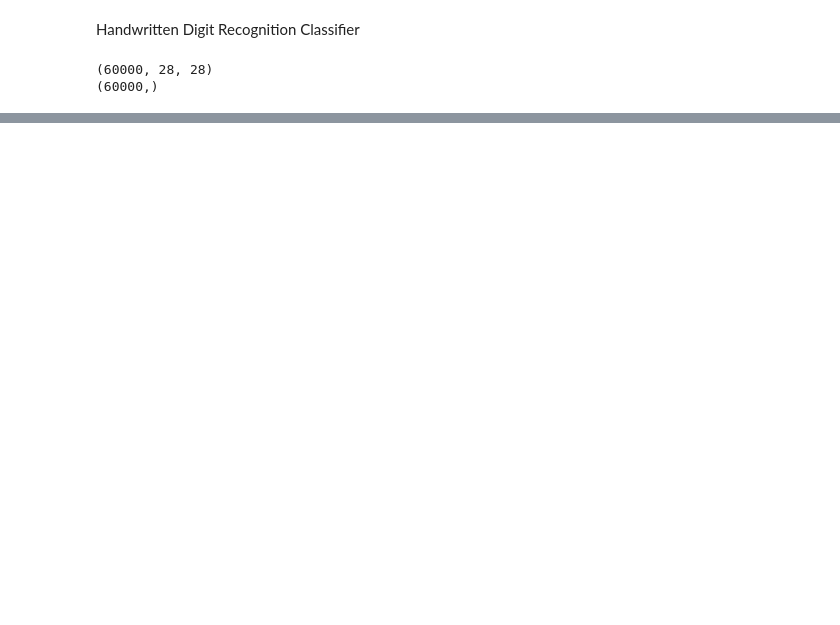
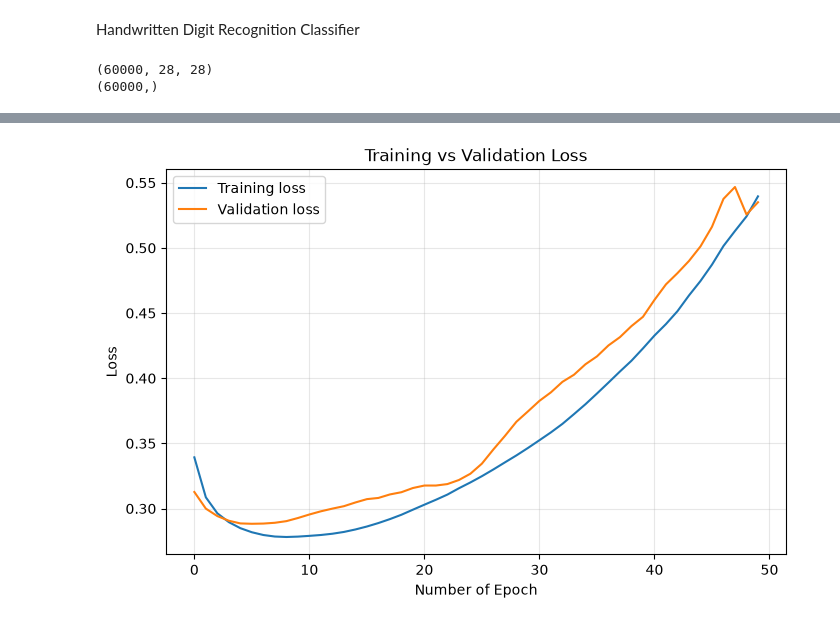
Before and after one commit to ankit4451/machine-learning, a Jupyter notebook: handwritting-classification.ipynb, the cells around one changed output, grey strips where cells are left out. Cells and saved outputs as stored; diff of their text form; code cells hidden in the pictures; blank space fills up the shorter version.

Commit message:
Added Hand Writting Digit classifier

```diff
--- a/handwritting-classification.ipynb
+++ b/handwritting-classification.ipynb
@@ -47,16 +47,13 @@ Text(0.5, 1.1, 'Label, image')
 X_train = X_train/255.0
 X_test = X_test/255.0
 
-# Building a Neural Network Classifier
+# Perform cross validation split
 
-tf.random.set_seed(1234)
+from sklearn.model_selection import train_test_split
 
-model = Sequential([
-    Flatten(input_shape=(28,28)),
-    Dense(128,activation='relu',name='L1'),
-    Dense(64,activation='relu',name='L2'),
-    Dense(10,activation='linear',name='L3')
-])
+X_train, X_val, y_train, y_val = train_test_split(
+    X_train, y_train,test_size=0.2,random_state=40,stratify=y_train)
 
-model.summary()
+print(X_train.shape)
+print(X_val.shape)
 # %% [output]
@@ -97,6 +110,7 @@ model.compile(
     metrics=['accuracy']
 )
 
-model.fit(X_train,y_train,epochs=50,batch_size=32)
+history = model.fit(
+    X_train,y_train,epochs=50,batch_size=32,validation_data=(X_val,y_val))
 # %% [output]
 Epoch 1/50
@@ -119,0 +133,15 @@ Epoch 50/50
+# %%
+# Plot validation loss
+
+plt.figure(figsize=(8,5))
+plt.plot(history.history['loss'], label="Training loss")
+plt.plot(history.history['val_loss'], label="Validation loss")
+
+plt.xlabel("Number of Epoch")
+plt.ylabel("Loss")
+plt.title("Training vs Validation Loss")
+plt.legend()
+plt.grid(True,alpha=0.3)
+plt.show()
+# %% [output]
+[figure, added]
```
Also changed, not shown: parts of 11 cells of this notebook.
